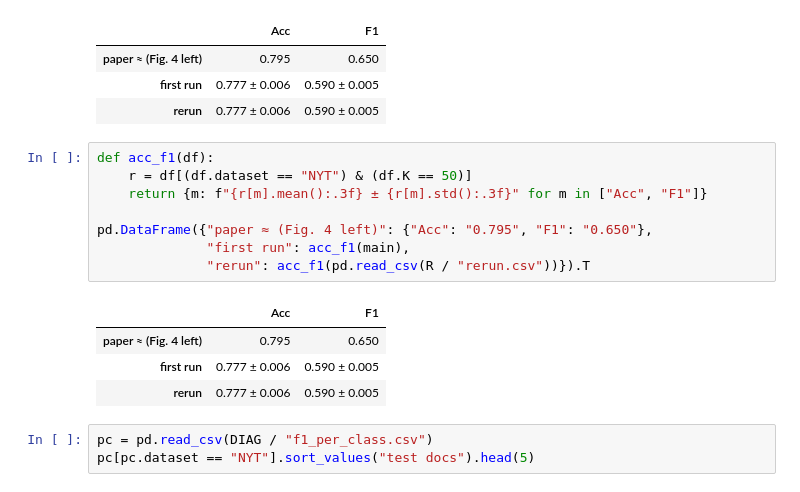
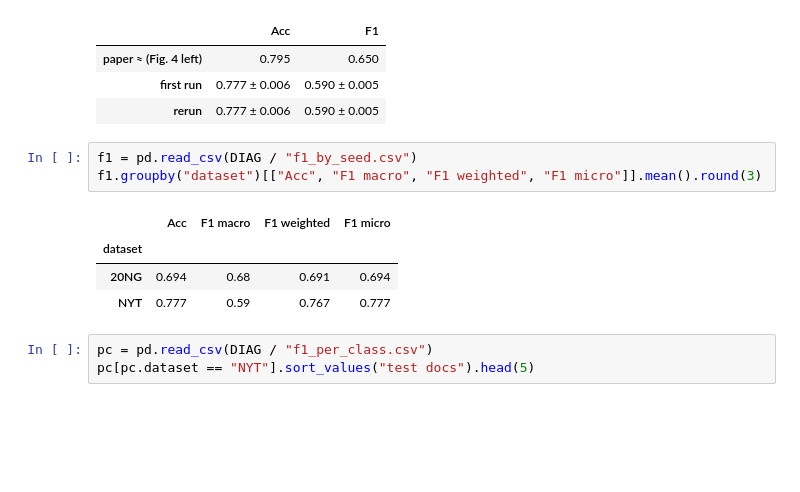
Before and after one commit to amynguyen05/comp8240-project, a Jupyter notebook: notebooks/replication.ipynb, the cells around one changed output. Cells and saved outputs as stored; diff of their text form; blank space fills up the shorter version.

```diff
--- a/notebooks/replication.ipynb
+++ b/notebooks/replication.ipynb
@@ -340,18 +341,13 @@ pd.DataFrame({"paper ≈ (Fig. 4 left)": {"Acc": "0.795", "F1": "0.650"},
 | first run | 0.777 ± 0.006 | 0.590 ± 0.005 |
 | rerun | 0.777 ± 0.006 | 0.590 ± 0.005 |
 # %%
-def acc_f1(df):
-    r = df[(df.dataset == "NYT") & (df.K == 50)]
-    return {m: f"{r[m].mean():.3f} ± {r[m].std():.3f}" for m in ["Acc", "F1"]}
-
-pd.DataFrame({"paper ≈ (Fig. 4 left)": {"Acc": "0.795", "F1": "0.650"},
-              "first run": acc_f1(main),
-              "rerun": acc_f1(pd.read_csv(R / "rerun.csv"))}).T
+f1 = pd.read_csv(DIAG / "f1_by_seed.csv")
+f1.groupby("dataset")[["Acc", "F1 macro", "F1 weighted", "F1 micro"]].mean().round(3)
 # %% [output]
-|  | Acc | F1 |
-| paper ≈ (Fig. 4 left) | 0.795 | 0.650 |
-| first run | 0.777 ± 0.006 | 0.590 ± 0.005 |
-| rerun | 0.777 ± 0.006 | 0.590 ± 0.005 |
+|  | Acc | F1 macro | F1 weighted | F1 micro |
+| dataset |  |  |  |  |
+| 20NG | 0.694 | 0.68 | 0.691 | 0.694 |
+| NYT | 0.777 | 0.59 | 0.767 | 0.777 |
 # %%
 pc = pd.read_csv(DIAG / "f1_per_class.csv")
 pc[pc.dataset == "NYT"].sort_values("test docs").head(5)
```
Also changed, not shown: parts of 3 cells of this notebook.
